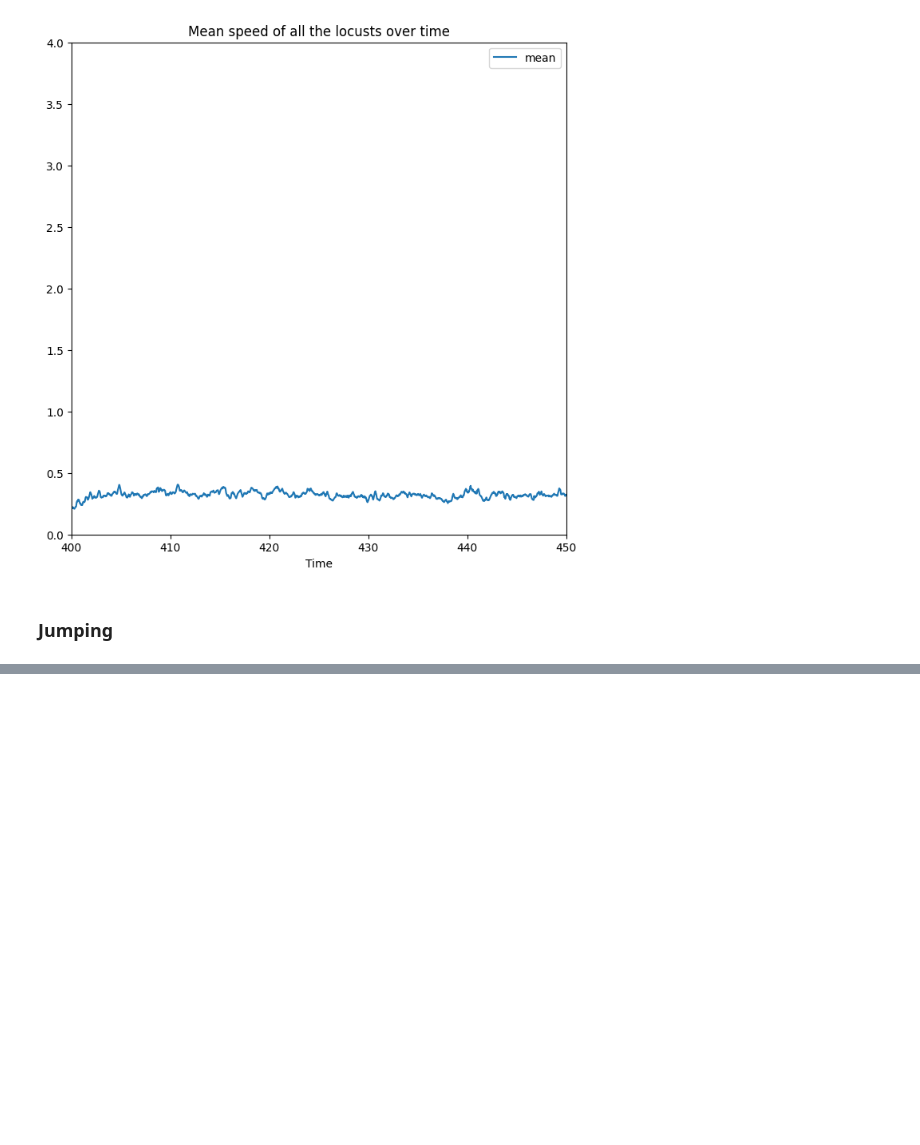
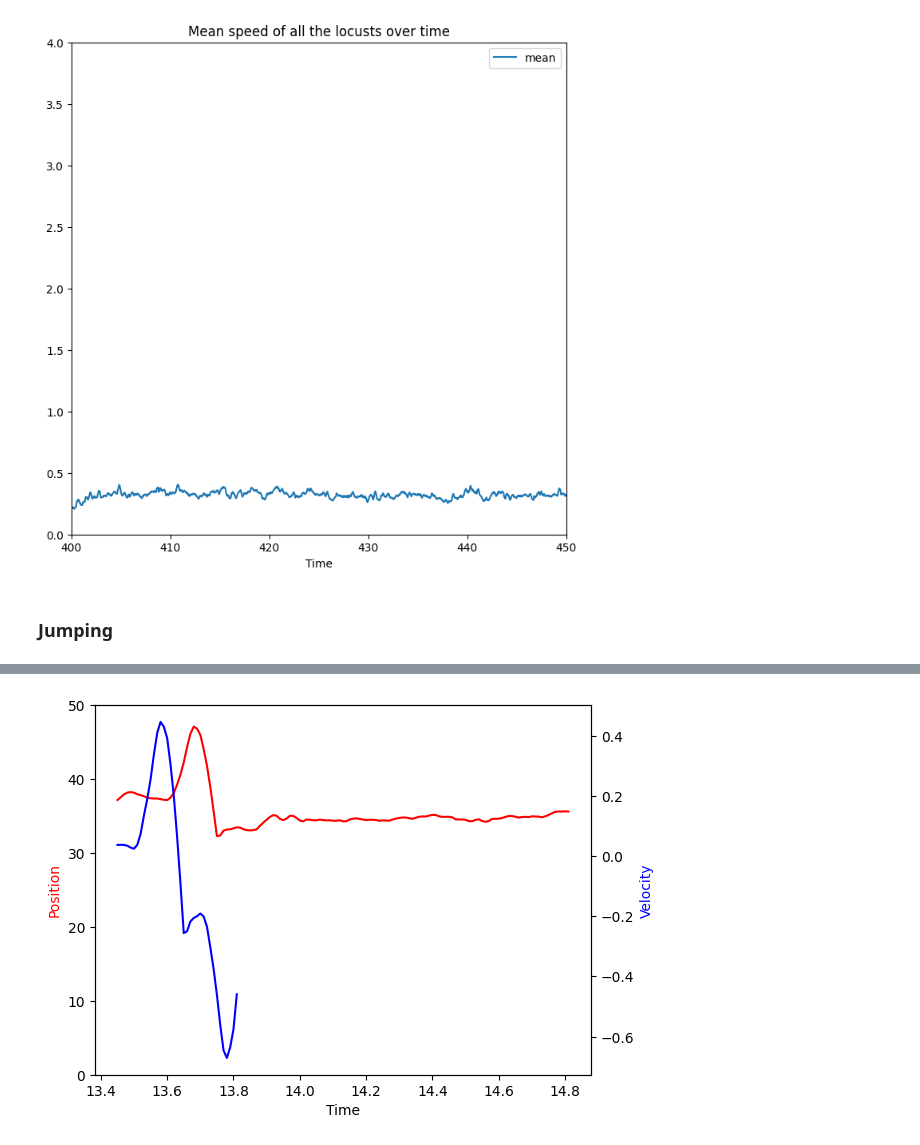
Before and after one commit to Mark-Bugden/Locust-Physics, a Jupyter notebook: Introductory_data_Analysis.ipynb, the cells around one changed output, grey strips where cells are left out. Saved outputs shown, nothing was run; the diff lists cells and outputs as text; code cells hidden in the pictures; blank space fills up the shorter version.

```diff
--- a/Introductory_data_Analysis.ipynb
+++ b/Introductory_data_Analysis.ipynb
@@ -513,0 +541,19 @@ plt.show()
+# %%
+plt.figure();
+
+
+ax = ldf[f'Z.{LocustNumber}'][13.45:14.81].plot(c='red')
+ax.set_ylim(0,50)
+
+ldf[f'VZ.{LocustNumber}'][13.45:13.81].plot(c='blue', secondary_y=True)
+
+
+
+ax.set_ylabel('Position', color='red')
+ax.right_ax.set_ylabel('Velocity', color='blue')
+
+
+
+plt.show()
+# %% [output]
+[figure, added]
```
Also changed, not shown: parts of 10 cells of this notebook.
